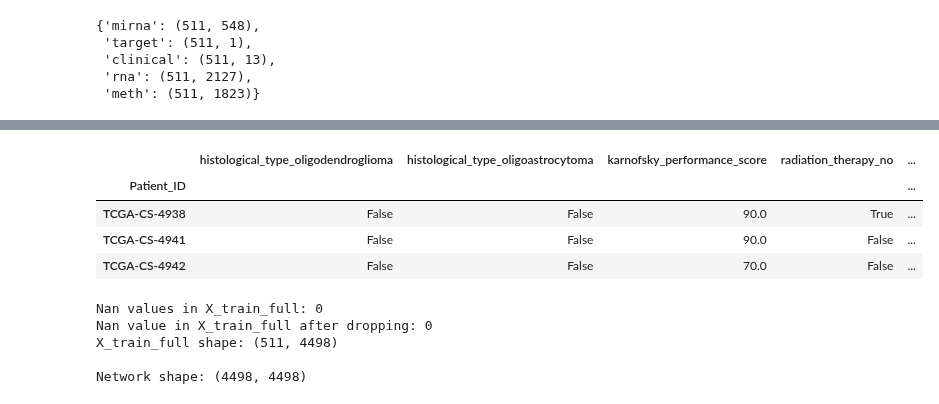
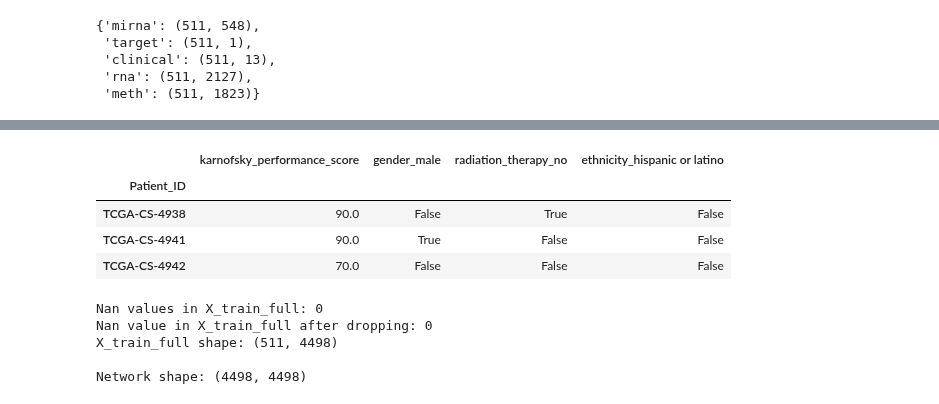
Before and after one commit to UCD-BDLab/BioNeuralNet, a Jupyter notebook: TCGA-Notebooks/TCGA-GBMLGG.ipynb, the cells around one changed output, grey strips where cells are left out. Saved outputs shown, nothing was run; the diff lists cells and outputs as text; code cells hidden in the pictures.

Commit message:
Ready for review: TCGA KIPAN, BRCA, and BioMarkers

```diff
--- a/TCGA-Notebooks/TCGA-GBMLGG.ipynb
+++ b/TCGA-Notebooks/TCGA-GBMLGG.ipynb
@@ -369,14 +396,15 @@ target = tgca_gbmlgg.data["target"]
 # %%
 # BioNeuralNet provides a preprocessing function to handle clinical data
 clinical = tgca_gbmlgg.data["clinical"]
-
+#clinical = bnn.utils.data.impute_omics_knn(clinical)
 # For more details on the preprocessing functions, see `bioneuralnet.utils.preprocess``
 clinical_preprocessed = bnn.utils.preprocess_clinical(
     clinical,
     target,
-    top_k=7,
+    top_k=4,
     scale=False,
-    ignore_columns=[ "days_to_last_followup",  "years_to_birth", "days_to_death", "date_of_initial_pathologic_diagnosis"])
+    ignore_columns=[ "vital_status","histological_type","days_to_last_followup",  "years_to_birth", "days_to_death", "date_of_initial_pathologic_diagnosis"])
 
+clinical_preprocessed.columns
 display(clinical_preprocessed.iloc[:3,:5])
 # %% [output]
@@ -387,8 +415,8 @@ display(clinical_preprocessed.iloc[:3,:5])
-|  | histological_type_oligodendroglioma | histological_type_oligoastrocytoma | karnofsky_performance_score | radiation_therapy_no | ... |
-| Patient_ID |  |  |  |  | ... |
-| TCGA-CS-4938 | False | False | 90.0 | True | ... |
-| TCGA-CS-4941 | False | False | 90.0 | False | ... |
-| TCGA-CS-4942 | False | False | 70.0 | False | ... |
+|  | karnofsky_performance_score | gender_male | radiation_therapy_no | ethnicity_hispanic or latino |
+| Patient_ID |  |  |  |  |
+| TCGA-CS-4938 | 90.0 | False | True | False |
+| TCGA-CS-4941 | 90.0 | True | False | False |
+| TCGA-CS-4942 | 70.0 | False | False | False |
 # %%
 import pandas as pd
 
```
Also changed, not shown: parts of 15 cells of this notebook, 14 other files.
